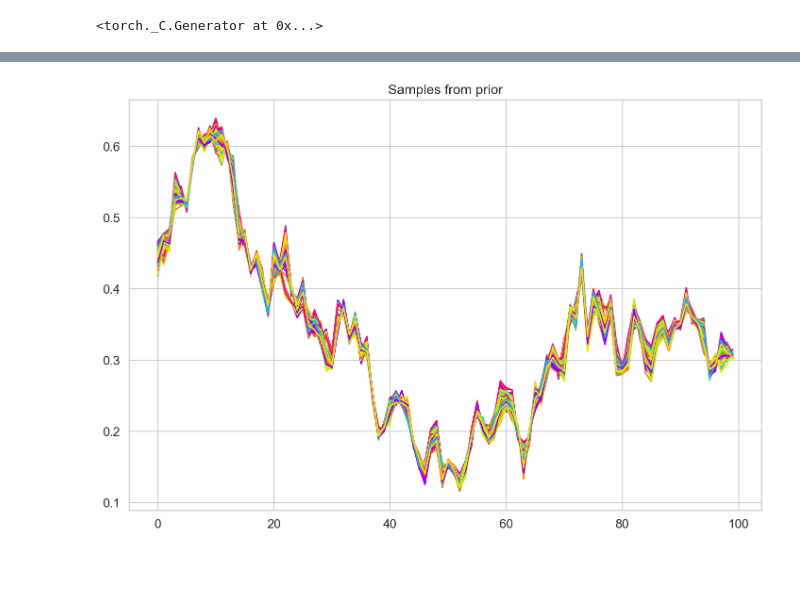
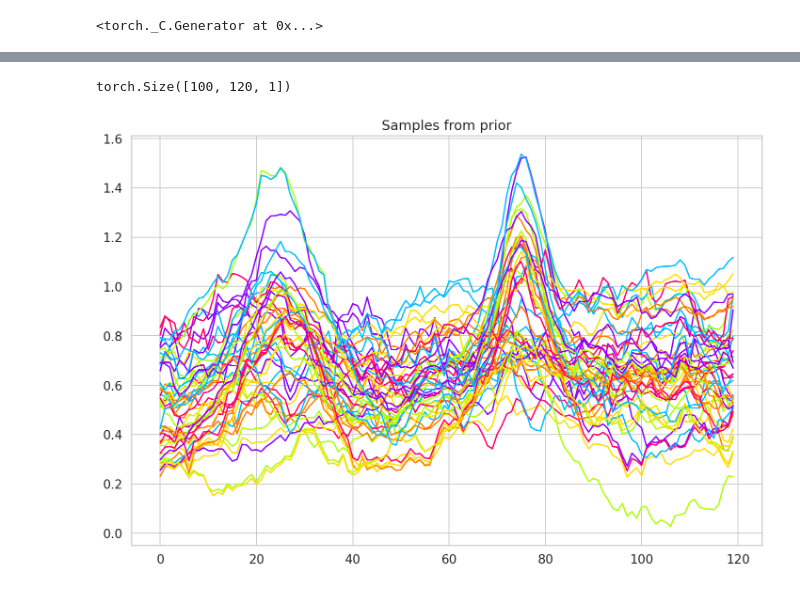
Before and after one commit to AugustSchreyer/02460_Advanced_ML, a Jupyter notebook: raman_spectre_model.ipynb, the cells around one changed output, grey strips where cells are left out. Cells and saved outputs as stored; diff of their text form; code cells hidden in the pictures.

```diff
--- a/raman_spectre_model.ipynb
+++ b/raman_spectre_model.ipynb
@@ -48,2 +75,4 @@ df2 = pd.DataFrame(generator2.X)
+# %%
+df = pd.DataFrame(generator.X)
 # %%
 train_df, val_df = train_test_split(
@@ -63,7 +91,7 @@ def create_dataset(df):
 
     return dataset, seq_len, n_features
 # %%
-train_dataset, seq_len, n_features = create_dataset(df2)
+train_dataset, seq_len, n_features = create_dataset(df)
 train_dataset = train_dataset[:500]
 #val_dataset, _, _ = create_dataset(val_df)
 # %%
@@ -405,34 +368,36 @@ ax[1].legend()
 # %%
 NUM_PLOTS = 9
-PLOT_DATA = train_dataset
+#PLOT_DATA = train_dataset[:500]
+PLOT_DATA = outlier_dataset[:500]
+max_val = train_dataset.max()
+min_val = train_dataset.min()
 samples = np.random.choice(len(PLOT_DATA), replace=False, size=NUM_PLOTS)
-samples[0] = 130
 fig, axes = plt.subplots(nrows=int(np.sqrt(NUM_PLOTS)), ncols=int(np.sqrt(NUM_PLOTS)))
 fig.tight_layout()
-fig.set_size_inches(50, 30)
+fig.set_size_inches(16, 9)
 ANOMALY_THRESHOLD = 0.1
 for i, ax in enumerate(axes.flat):
 
-    '''    if i == 0:
-        dataset_idx = 130
-    else:'''
+
     dataset_idx = samples[i]
 
-    dat = PLOT_DATA[dataset_idx].unsqueeze(0)
+    dat = PLOT_DATA[dataset_idx].to(device).unsqueeze(0)
     outputs = model.forward(dat)
-    log_probs = outputs["px"].log_prob(PLOT_DATA[dataset_idx].view(-1)).exp().detach().numpy()
+
+    log_probs = outputs["px"].log_prob(dat.view(-1)).exp().detach().cpu().numpy()
     idx = log_probs < ANOMALY_THRESHOLD
     anom = np.arange(len(PLOT_DATA[dataset_idx]))[idx.squeeze()]
 
-    mu = outputs["px"].mu.view(-1).detach().numpy()
-    sigma = outputs["px"].sigma.view(-1).detach().numpy()
-    ax.plot(mu, c="r", linewidth=5)
+    mu = outputs["px"].mu.view(-1).detach().cpu().numpy()
+    sigma = outputs["px"].sigma.view(-1).detach().cpu().numpy()
+    ax.plot(mu, c="r", linewidth=2)
     ax.fill_between(list(range(len(mu))), mu-2*sigma, mu+2*sigma, facecolor='red', alpha=0.5)
-    ax.plot(PLOT_DATA[dataset_idx].view(-1), c="b", linewidth=5)
-    ax.scatter(anom, PLOT_DATA[dataset_idx].view(-1)[anom], c="r", s=400, label="anomaly")
+    ax.plot(dat.view(-1).detach().cpu().numpy(), c="b", linewidth=2)
+    ax.scatter(anom, dat.view(-1).detach().cpu().numpy()[anom], c="r", s=50, label="anomaly")
 
-    ax.set_title(f"Sample {samples[i]}", fontdict={"size": 26})
-    plt.setp(ax.get_xticklabels(), fontsize=20)
-    plt.setp(ax.get_yticklabels(), fontsize=20)
+    ax.set_title(f"Sample {samples[i]}", fontdict={"size": 12})
+    ax.set_ylim(min_val-2*sigma.max(), max_val+2*sigma.max())
+    plt.setp(ax.get_xticklabels(), fontsize=10)
+    plt.setp(ax.get_yticklabels(), fontsize=10)
 plt.show();
 # %% [output]
@@ -449,9 +405,13 @@ tensor([0.7623, 0.7242, 1.0628], grad_fn=<SelectBackward>)
+# %%
+outlier_dataset.shape
+# %% [output]
+torch.Size([100, 120, 1])
 # %%
-num_samples = 500
+num_samples = 50
 prior_samples = model.sample_from_prior(batch_size=num_samples)
 for i in range(num_samples):
-    plt.plot(prior_samples["px"].mu[i].detach())
+    plt.plot(prior_samples["px"].mu[i].detach().cpu())
 plt.title("Samples from prior")
 plt.show()
 # %% [output]
-[figure, old version]
+[figure, new version]
```
Also changed, not shown: parts of 23 cells of this notebook.
